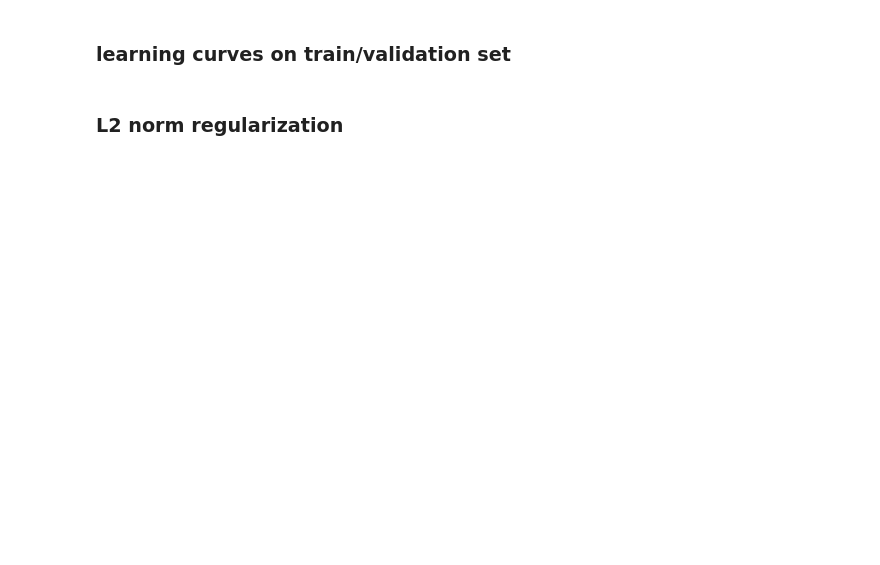
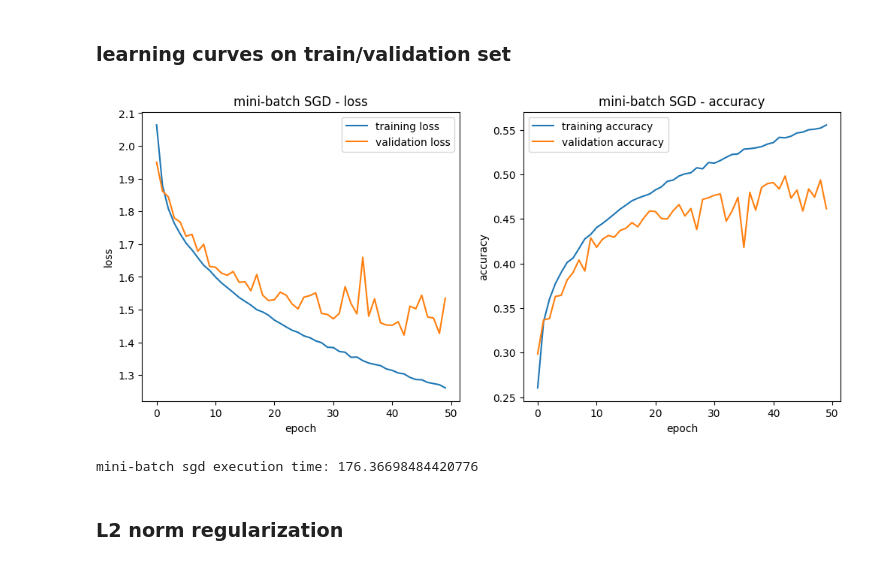
Before and after one commit to amaliahm/deep_learning_tps, a Jupyter notebook: tp2/part2.ipynb, the cells around one changed output. Drawn from its saved outputs; the diff is of its cells as text; code cells hidden in the pictures; blank space fills up the shorter version.

```diff
--- a/tp2/part2.ipynb
+++ b/tp2/part2.ipynb
@@ -26,0 +31,2 @@ x
+# %%
+model = define_sequantial_model()
@@ -26,0 +51,25 @@ x
+# %%
+def training_sequantial_model(model, size):
+    history = model.fit(x_train, y_train, epochs=50, batch_size=size, validation_data=(x_val, y_val))
+    return history
+# %%
+def plot_learning_curves(history, title):
+    plt.figure(figsize=(12, 5))
+
+    plt.subplot(1, 2, 1)
+    plt.plot(history.history['loss'], label='training loss')
+    plt.plot(history.history['val_loss'], label='validation loss')
+    plt.title(f'{title} - loss')
+    plt.xlabel('epoch')
+    plt.ylabel('loss')
+    plt.legend()
+
+    plt.subplot(1, 2, 2)
+    plt.plot(history.history['accuracy'], label='training accuracy')
+    plt.plot(history.history['val_accuracy'], label='validation accuracy')
+    plt.title(f'{title} - accuracy')
+    plt.xlabel('epoch')
+    plt.ylabel('accuracy')
+    plt.legend()
+
+    plt.show()
@@ -27,2 +96,11 @@ x
 # %% [markdown]
 ### mini-batch SGD (batch_size = 128, learning_rate = 0.01, epochs = 50)
+# %%
+mini_sgd_model = define_sequantial_model()
+
+mini_sgd_time_start = time.time()
+mini_sgd_model.compile(optimizer=SGD(learning_rate=0.01), loss='categorical_crossentropy', metrics=['accuracy'])
+mini_sgd_history = training_sequantial_model(mini_sgd_model, 128)
+mini_sgd_time_end = time.time()
+
+mini_sgd_time = mini_sgd_time_end - mini_sgd_time_start
@@ -29,4 +125,12 @@ x
 # %% [markdown]
 ### learning curves on train/validation set
+# %%
+plot_learning_curves(mini_sgd_history, 'mini-batch SGD')
+# %% [output]
+[figure, added]
+# %%
+print('mini-batch sgd execution time:', mini_sgd_time)
+# %% [output]
+mini-batch sgd execution time: 176.36698484420776
 # %% [markdown]
 ### L2 norm regularization
```
Also changed, not shown: parts of 37 cells of this notebook.
